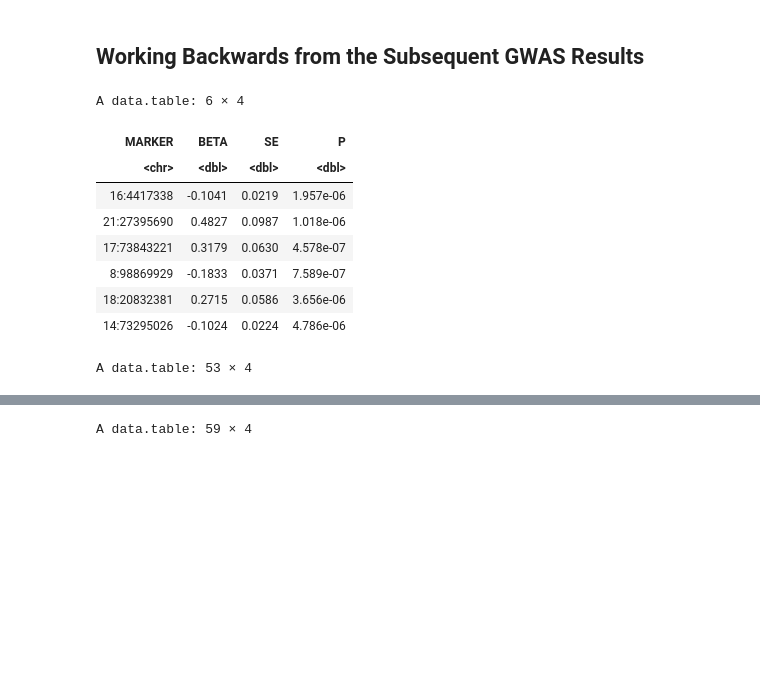
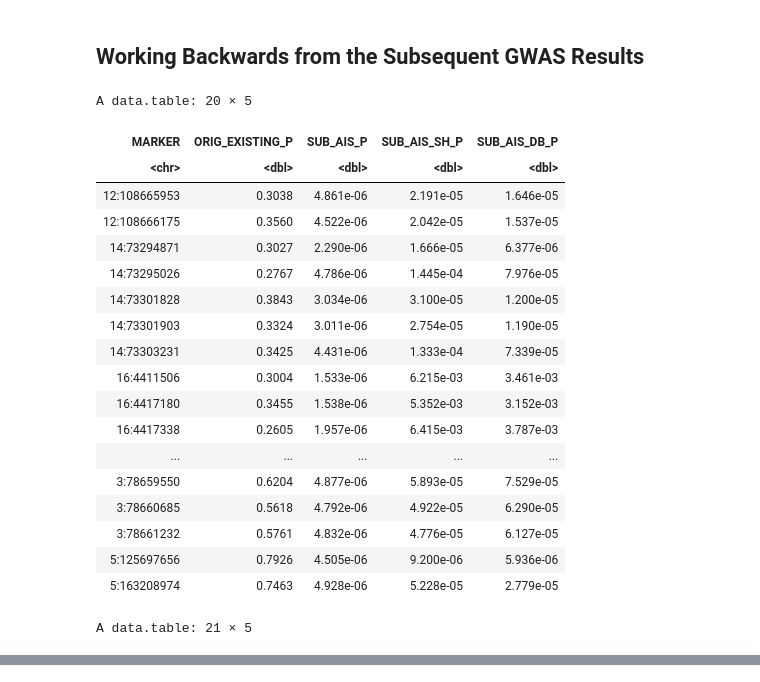
Before and after one commit to andrew-e/bristol-projects-public, a Jupyter notebook: docs/gwas_comparisons.ipynb, the cells around one changed output, grey strips where cells are left out. Drawn from its saved outputs; the diff is of its cells as text; code cells hidden in the pictures; blank space fills up the shorter version.

```diff
--- a/docs/gwas_comparisons.ipynb
+++ b/docs/gwas_comparisons.ipynb
@@ -29,20 +29,22 @@ library(dplyr)
 options(repr.matrix.max.rows=600, repr.matrix.max.cols=200)
 gwas_columns <- c("MARKER", "BETA", "SE", "P")
 
-first_ais_metaanalysis <- data.table::fread("scratch/results/meta_analysis/first_ais_metal_metaanalysis.tbl", select = gwas_columns)
+first_ais_metaanalysis <- data.table::fread("scratch/results/meta_analysis/first_ais_metal_metaanalysis.tbl", select = c(gwas_columns, "CHR", "BP"))
 subsequent_ais_metaanalysis_not_adjusted <- data.table::fread("scratch/results/meta_analysis/subsequent_ais_metal_metaanalysis.tbl", select = gwas_columns)
 subsequent_mace_metaanalysis_not_adjusted <- data.table::fread("scratch/results/meta_analysis/subsequent_mace_metal_metaanalysis.tbl", select = gwas_columns)
-subsequent_ais_metaanalysis_adjusted <- data.table::fread("scratch/results/subsequent_ais_metaanalysis_slopehunter1.txt", select = gwas_columns)
-subsequent_mace_metaanalysis_adjusted <- data.table::fread("scratch/results/subsequent_mace_metaanalysis_slopehunter1.txt", select = gwas_columns)
-subsequent_ais_metaanalysis_dudbridge <- data.table::fread("scratch/results/subsequent_ais_metaanalysis_dudbridge1.txt", select = gwas_columns)
-subsequent_mace_metaanalysis_dudbridge <- data.table::fread("scratch/results/subsequent_mace_metaanalysis_dudbridge1.txt", select = gwas_columns)
+subsequent_ais_metaanalysis_adjusted <- data.table::fread("scratch/results/subsequent_ais_metaanalysis_slopehunter_clumped1.txt", select = gwas_columns)
+subsequent_mace_metaanalysis_adjusted <- data.table::fread("scratch/results/subsequent_mace_metaanalysis_slopehunter_clumped1.txt", select = gwas_columns)
+subsequent_ais_metaanalysis_dudbridge <- data.table::fread("scratch/results/subsequent_ais_metaanalysis_dudbridge_clumped1.txt", select = gwas_columns)
+subsequent_mace_metaanalysis_dudbridge <- data.table::fread("scratch/results/subsequent_mace_metaanalysis_dudbridge_clumped1.txt", select = gwas_columns)
 
 existing_stroke_gwas <- data.table::fread("scratch/data/existing_stroke_gwas.tsv.gz")
 existing_stroke_gwas <- existing_stroke_gwas %>% dplyr::rename("CHR" = "chromosome", "BP" = "base_pair_location", "P" = "p_value",
                                                                "BETA" = "beta", "OR" = "odds_ratio", "LB" = "ci_lower", "UB" = "ci_upper")
+
+existing_stroke_gwas$MARKER <- paste(existing_stroke_gwas$CHR, existing_stroke_gwas$BP, sep=":")
+existing_stroke_gwas <- convert_odds_ratio_to_beta_estimate(existing_stroke_gwas)
 existing_stroke_gwas_top_hits <- existing_stroke_gwas[existing_stroke_gwas$P < 5e-8,]
-existing_stroke_gwas_top_hits$MARKER <- paste(existing_stroke_gwas_top_hits$CHR, existing_stroke_gwas_top_hits$BP, sep=":")
-existing_stroke_gwas_top_hits <- convert_odds_ratio_to_beta_estimate(existing_stroke_gwas_top_hits)
+
 
 merge_gwases <- function(gwas) {
     merged_stroke_data_comparison <- merge(gwas, subsequent_ais_metaanalysis_not_adjusted, by = "MARKER")
@@ -66,5 +68,3 @@ merge_gwases <- function(gwas) {
 
     return(merged_stroke_data_comparison)
 }
-
-merged_existing_gwas <- merge_gwases(existing_stroke_gwas_top_hits)
@@ -166,35 +237,40 @@ A data.table: 156 × 6
 # %% [markdown]
 ## Working Backwards from the Subsequent GWAS Results
 # %%
+existing_stroke_gwas$MARKER <- paste(existing_stroke_gwas$CHR, existing_stroke_gwas$BP, sep=":")
+existing_stroke_gwas <- convert_odds_ratio_to_beta_estimate(existing_stroke_gwas)
+
 significant_subsequent_ais_comparison <- subsequent_ais_metaanalysis_not_adjusted[subsequent_ais_metaanalysis_not_adjusted$P < 5e-6,]
+significant_subsequent_ais_comparison <- merge_gwases(significant_subsequent_ais_comparison)
+significant_subsequent_ais_comparison <- merge(significant_subsequent_ais_comparison, existing_stroke_gwas, by = "MARKER")
+significant_subsequent_ais_comparison <- significant_subsequent_ais_comparison %>% dplyr::rename("ORIG_EXISTING_BETA" = "BETA", "ORIG_EXISTING_P" = "P", "ORIG_EXISTING_SE" = "SE")
 
-significant_subsequent_ais_comparison <- merge(significant_subsequent_ais_comparison, first_ais_metaanalysis, by.x = "MARKER", by.y = "MARKER")
-significant_subsequent_ais_comparison <- significant_subsequent_ais_comparison %>% dplyr::rename("FIRST_BETA" = "BETA.y", "FIRST_P" = "P.y", "FIRST_SE" = "SE.y",
-                                                                                       "SUB_AIS_BETA" = "BETA.x", "SUB_AIS_P" = "P.x", "SUB_AIS_SE" = "SE.x")
-
-significant_subsequent_ais_comparison <- merge(significant_subsequent_ais_comparison, subsequent_ais_metaanalysis_adjusted, by.x = "MARKER", by.y = "MARKER")
-significant_subsequent_ais_comparison <- significant_subsequent_ais_comparison %>% dplyr::rename("SUB_AIS_SH_BETA" = "BETA", "SUB_AIS_SH_P" = "P", "SUB_AIS_SH_SE" = "SE")
-
-significant_subsequent_ais_comparison[, c("MARKER", "FIRST_P", "SUB_AIS_P", "SUB_AIS_SH_P")]
+significant_subsequent_ais_comparison[, c("MARKER", "ORIG_EXISTING_P", "SUB_AIS_P", "SUB_AIS_SH_P", "SUB_AIS_DB_P")]
 
 significant_subsequent_mace_comparison <- subsequent_mace_metaanalysis_not_adjusted[subsequent_mace_metaanalysis_not_adjusted$P < 5e-6,]
+significant_subsequent_mace_comparison <- merge_gwases(significant_subsequent_mace_comparison)
+significant_subsequent_mace_comparison <- merge(significant_subsequent_mace_comparison, existing_stroke_gwas, by = "MARKER")
+significant_subsequent_mace_comparison <- significant_subsequent_mace_comparison %>% dplyr::rename("ORIG_EXISTING_BETA" = "BETA", "ORIG_EXISTING_P" = "P", "ORIG_EXISTING_SE" = "SE")
 
-significant_subsequent_mace_comparison <- merge(significant_subsequent_mace_comparison, first_ais_metaanalysis, by.x = "MARKER", by.y = "MARKER")
-significant_subsequent_mace_comparison <- significant_subsequent_mace_comparison %>% dplyr::rename("FIRST_BETA" = "BETA.y", "FIRST_P" = "P.y", "FIRST_SE" = "SE.y",
-                                                                                       "SUB_MACE_BETA" = "BETA.x", "SUB_MACE_P" = "P.x", "SUB_MACE_SE" = "SE.x")
-
-significant_subsequent_mace_comparison <- merge(significant_subsequent_mace_comparison, subsequent_mace_metaanalysis_adjusted, by.x = "MARKER", by.y = "MARKER")
-significant_subsequent_mace_comparison <- significant_subsequent_mace_comparison %>% dplyr::rename("SUB_MACE_SH_BETA" = "BETA", "SUB_MACE_SH_P" = "P", "SUB_MACE_SH_SE" = "SE")
-
-significant_subsequent_mace_comparison[, c("MARKER", "FIRST_P", "SUB_MACE_P", "SUB_MACE_SH_P")]
+significant_subsequent_mace_comparison[, c("MARKER", "ORIG_EXISTING_P", "SUB_MACE_P", "SUB_MACE_SH_P", "SUB_MACE_DB_P")]
 # %% [output]
-A data.table: 6 × 4
+A data.table: 20 × 5
-| MARKER | BETA | SE | P |
-| <chr> | <dbl> | <dbl> | <dbl> |
-| 16:4417338 | -0.1041 | 0.0219 | 1.957e-06 |
-| 21:27395690 | 0.4827 | 0.0987 | 1.018e-06 |
-| 17:73843221 | 0.3179 | 0.0630 | 4.578e-07 |
-| 8:98869929 | -0.1833 | 0.0371 | 7.589e-07 |
-| 18:20832381 | 0.2715 | 0.0586 | 3.656e-06 |
-| 14:73295026 | -0.1024 | 0.0224 | 4.786e-06 |
+| MARKER | ORIG_EXISTING_P | SUB_AIS_P | SUB_AIS_SH_P | SUB_AIS_DB_P |
+| <chr> | <dbl> | <dbl> | <dbl> | <dbl> |
+| 12:108665953 | 0.3038 | 4.861e-06 | 2.191e-05 | 1.646e-05 |
+| 12:108666175 | 0.3560 | 4.522e-06 | 2.042e-05 | 1.537e-05 |
+| 14:73294871 | 0.3027 | 2.290e-06 | 1.666e-05 | 6.377e-06 |
+| 14:73295026 | 0.2767 | 4.786e-06 | 1.445e-04 | 7.976e-05 |
+| 14:73301828 | 0.3843 | 3.034e-06 | 3.100e-05 | 1.200e-05 |
+| 14:73301903 | 0.3324 | 3.011e-06 | 2.754e-05 | 1.190e-05 |
+| 14:73303231 | 0.3425 | 4.431e-06 | 1.333e-04 | 7.339e-05 |
+| 16:4411506 | 0.3004 | 1.533e-06 | 6.215e-03 | 3.461e-03 |
+| 16:4417180 | 0.3455 | 1.538e-06 | 5.352e-03 | 3.152e-03 |
+| 16:4417338 | 0.2605 | 1.957e-06 | 6.415e-03 | 3.787e-03 |
+| ... | ... | ... | ... | ... |
+| 3:78659550 | 0.6204 | 4.877e-06 | 5.893e-05 | 7.529e-05 |
+| 3:78660685 | 0.5618 | 4.792e-06 | 4.922e-05 | 6.290e-05 |
+| 3:78661232 | 0.5761 | 4.832e-06 | 4.776e-05 | 6.127e-05 |
+| 5:125697656 | 0.7926 | 4.505e-06 | 9.200e-06 | 5.936e-06 |
+| 5:163208974 | 0.7463 | 4.928e-06 | 5.228e-05 | 2.779e-05 |
-A data.table: 53 × 4
+A data.table: 21 × 5
@@ -219 +294,0 @@ A data.table: 53 × 4
-A data.table: 59 × 4
```
Also changed, not shown: parts of 6 cells of this notebook, 1 other file.
